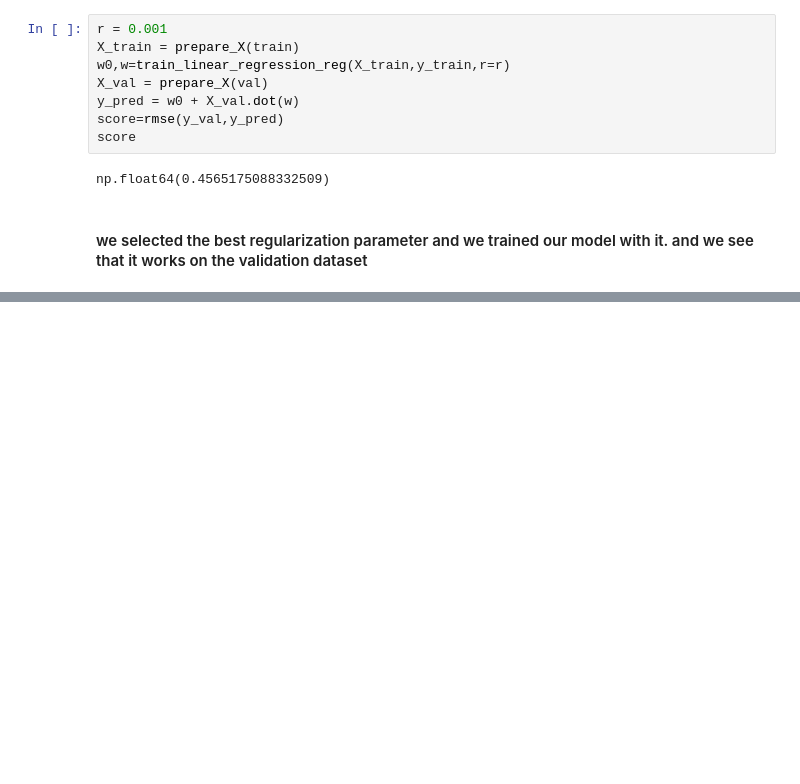
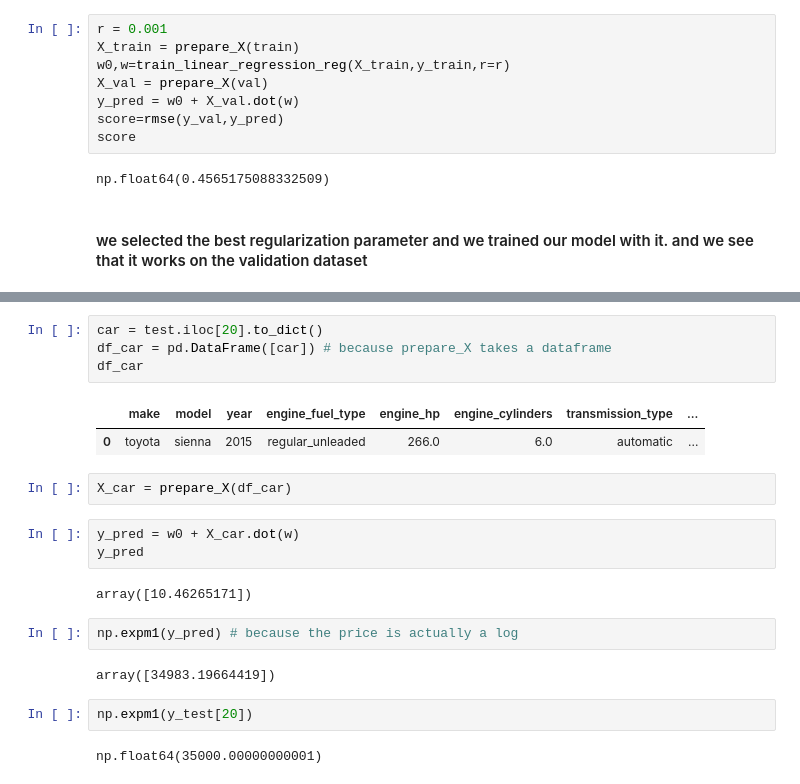
Before and after one commit to Rimsha-Bashir/machine-learning-zoomcamp, a Jupyter notebook: module-2/data-prep.ipynb, the cells around one changed output, grey strips where cells are left out. Saved outputs shown, nothing was run; the diff lists cells and outputs as text; blank space fills up the shorter version.

```diff
--- a/module-2/data-prep.ipynb
+++ b/module-2/data-prep.ipynb
@@ -865,0 +943,22 @@ np.float64(0.4565175088332509)
+# %%
+car = test.iloc[20].to_dict()
+df_car = pd.DataFrame([car]) # because prepare_X takes a dataframe
+df_car
+# %% [output]
+|  | make | model | year | engine_fuel_type | engine_hp | engine_cylinders | transmission_type | ... |
+| 0 | toyota | sienna | 2015 | regular_unleaded | 266.0 | 6.0 | automatic | ... |
+# %%
+X_car = prepare_X(df_car)
+# %%
+y_pred = w0 + X_car.dot(w)
+y_pred
+# %% [output]
+array([10.46265171])
+# %%
+np.expm1(y_pred) # because the price is actually a log
+# %% [output]
+array([34983.19664419])
+# %%
+np.expm1(y_test[20])
+# %% [output]
+np.float64(35000.00000000001)
```
Also changed, not shown: parts of 12 cells of this notebook, 1 other file.
